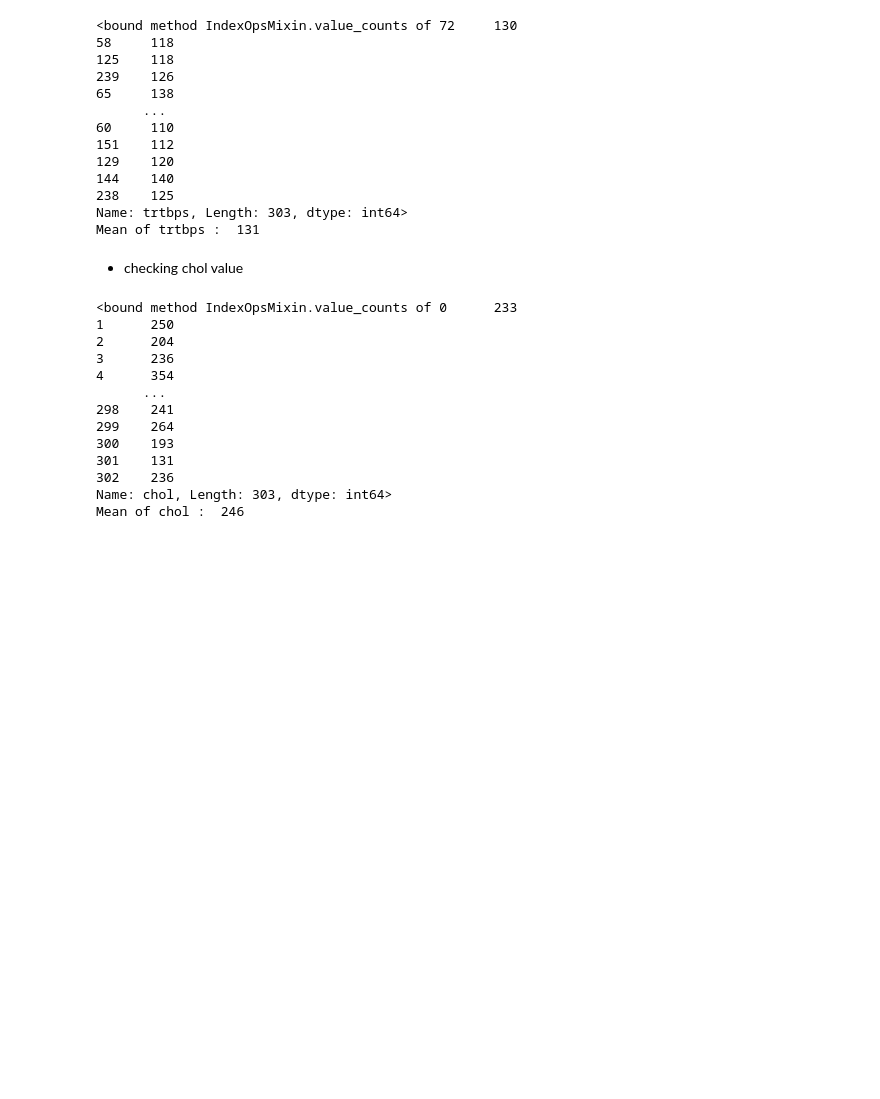
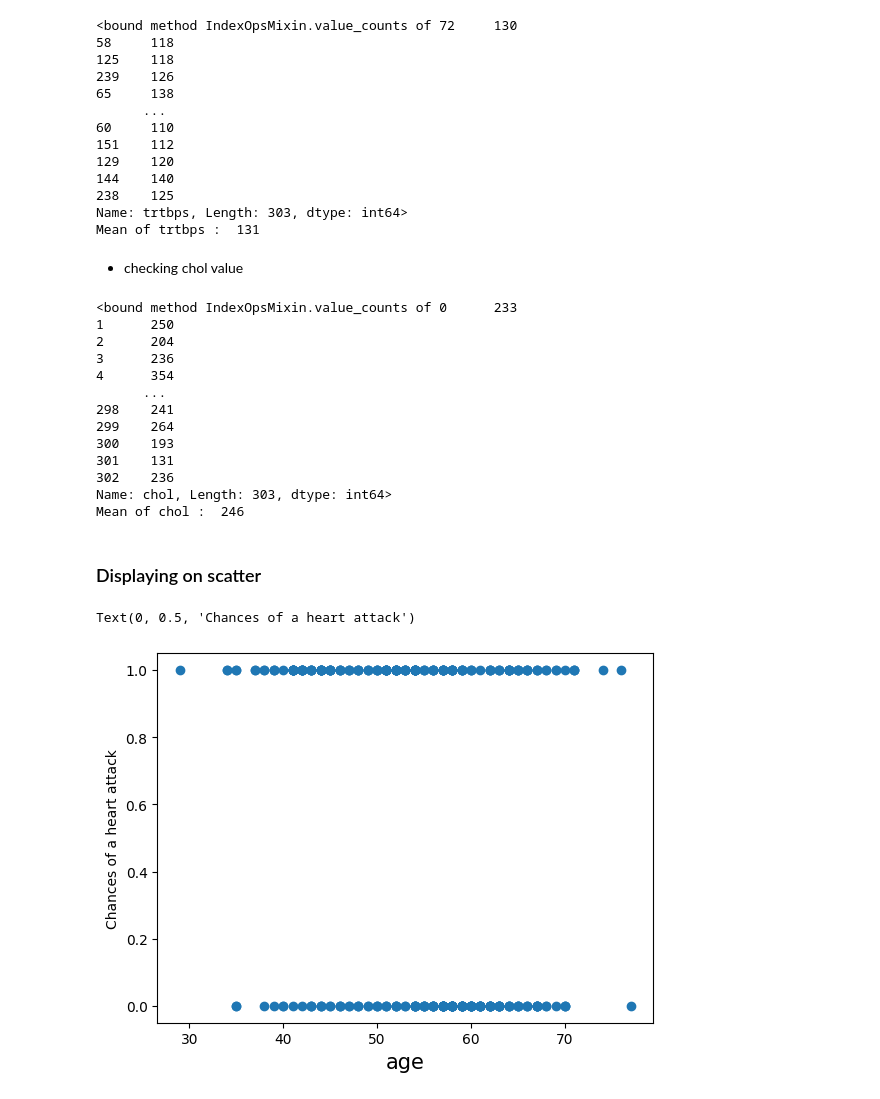
Before and after one commit to payamjupiter/HeartAttack, a Jupyter notebook: HeartProject.ipynb, the cells around one changed output. Cells and saved outputs as stored; diff of their text form; code cells hidden in the pictures; blank space fills up the shorter version.

Commit message:
feat: all displaying is done .

```diff
--- a/HeartProject.ipynb
+++ b/HeartProject.ipynb
@@ -6,8 +7,8 @@ import pandas as pd
 ### Reading dataSet
 # %%
 dataSet_Address = r"D:\Payam\UT\Machin Learning\MyCode\Classification\HeartProject\Heart_DataSet.csv"
-df = pd.read_csv(dataSet_Address)
-df = df.sort_values(by=['age'] ,  ascending=True)
+my_df = pd.read_csv(dataSet_Address)
+df = my_df.sort_values(by=['age'] ,  ascending=True)
 df.head()
 # %% [output]
 |  | age | sex | cp | trtbps | chol | fbs | restecg | thalachh | exng | oldpeak | slp | ... |
@@ -75,3 +76,12 @@ print("Mean of chol : ",df["chol"].mean().astype(int))
 302    236
 Name: chol, Length: 303, dtype: int64>
 Mean of chol :  246
+# %% [markdown]
+### Displaying on scatter
+# %%
+plt.scatter(df.age , df.output)
+plt.xlabel("age" , fontsize=15)
+plt.ylabel("Chances of a heart attack" , fontsize=10)
+# %% [output]
+Text(0, 0.5, 'Chances of a heart attack')
+[figure, added]
```
Also changed, not shown: parts of 6 cells of this notebook.
